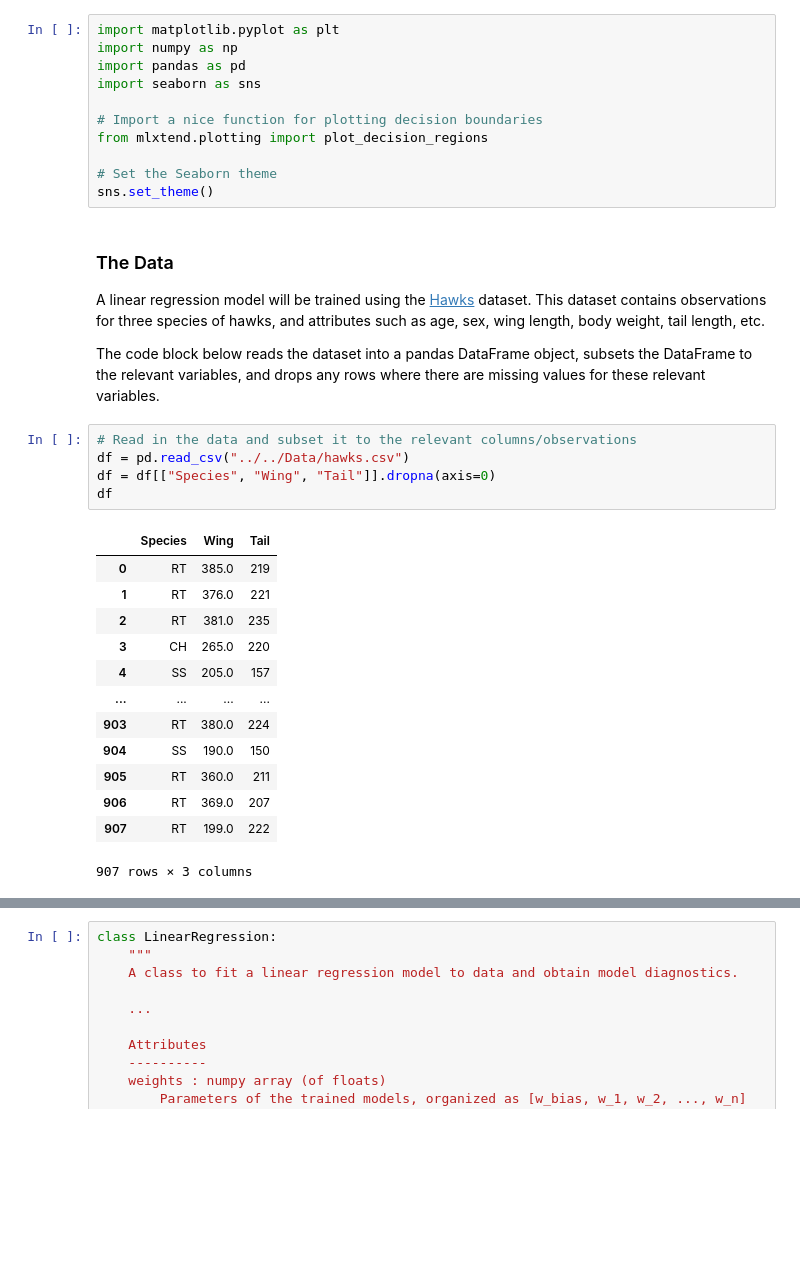
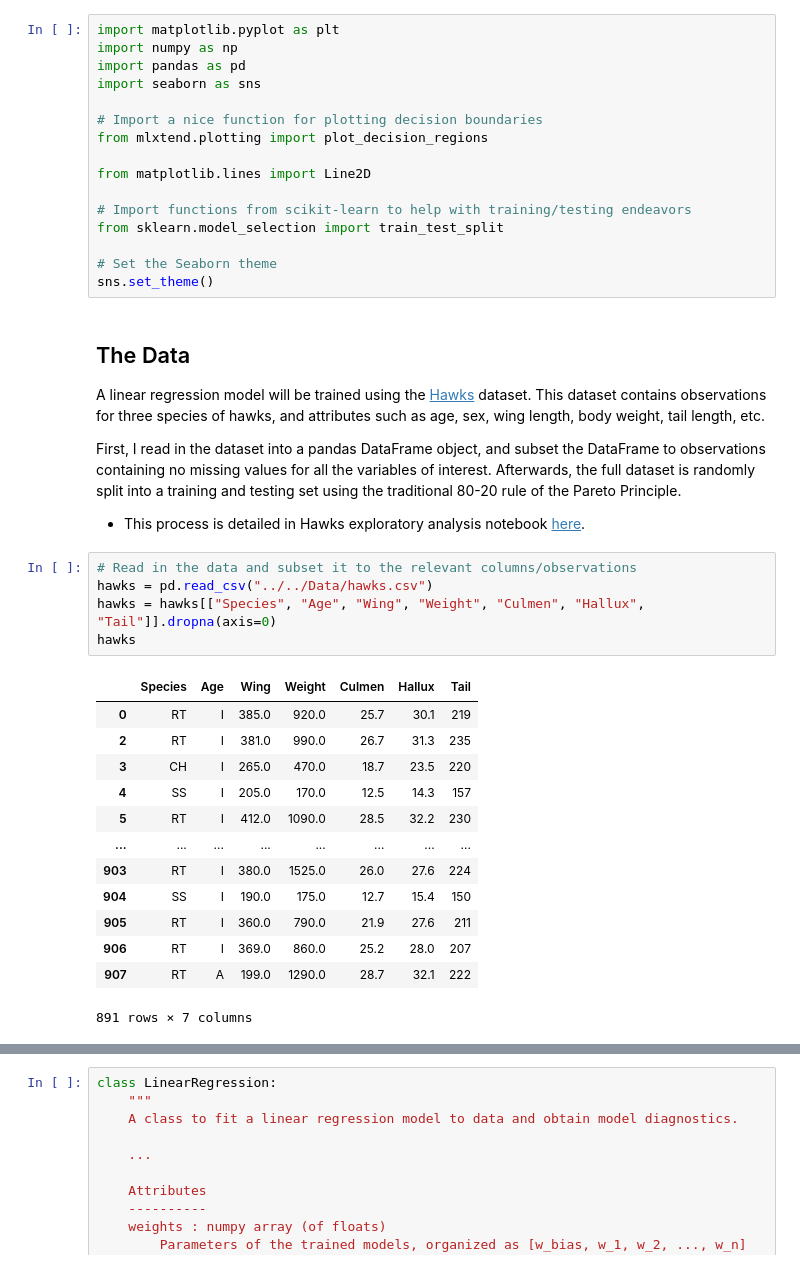
Before and after one commit to kary5678/INDE-577, a Jupyter notebook: supervised-learning/linear_regression/linear_regression.ipynb, the cells around one changed output, grey strips where cells are left out. Cells and saved outputs as stored; diff of their text form; blank space fills up the shorter version.

Commit message:
Update linear regression notebook with beginnings of train/test

```diff
--- a/supervised-learning/linear_regression/linear_regression.ipynb
+++ b/supervised-learning/linear_regression/linear_regression.ipynb
@@ -15,30 +15,36 @@ import seaborn as sns
 # Import a nice function for plotting decision boundaries
 from mlxtend.plotting import plot_decision_regions
 
+from matplotlib.lines import Line2D
+
+# Import functions from scikit-learn to help with training/testing endeavors
+from sklearn.model_selection import train_test_split
+
 # Set the Seaborn theme
 sns.set_theme()
 # %% [markdown]
-### The Data
+## The Data
 
-A linear regression model will be trained using the [Hawks](https://r-data.pmagunia.com/dataset/r-dataset-package-stat2data-hawks) dataset. This dataset contains observations for three species of hawks, and attributes such as age, sex, wing length, body weight, tail length, etc.
+A linear regression model will be trained using the [Hawks](https://github.com/kary5678/INDE-577/blob/main/Data/hawks.csv) dataset. This dataset contains observations for three species of hawks, and attributes such as age, sex, wing length, body weight, tail length, etc.
 
-The code block below reads the dataset into a pandas DataFrame object, subsets the DataFrame to the relevant variables, and drops any rows where there are missing values for these relevant variables.
+First, I read in the dataset into a pandas DataFrame object, and subset the DataFrame to observations containing no missing values for all the variables of interest. Afterwards, the full dataset is randomly split into a training and testing set using the traditional 80-20 rule of the Pareto Principle.
+* This process is detailed in Hawks exploratory analysis notebook [here](https://github.com/kary5678/INDE-577/blob/main/Data/hawks_analysis.ipynb).
 # %%
 # Read in the data and subset it to the relevant columns/observations
-df = pd.read_csv("../../Data/hawks.csv")
-df = df[["Species", "Wing", "Tail"]].dropna(axis=0)
-df
+hawks = pd.read_csv("../../Data/hawks.csv")
+hawks = hawks[["Species", "Age", "Wing", "Weight", "Culmen", "Hallux", "Tail"]].dropna(axis=0)
+hawks
 # %% [output]
-|  | Species | Wing | Tail |
-| 0 | RT | 385.0 | 219 |
-| 1 | RT | 376.0 | 221 |
-| 2 | RT | 381.0 | 235 |
-| 3 | CH | 265.0 | 220 |
-| 4 | SS | 205.0 | 157 |
-| ... | ... | ... | ... |
-| 903 | RT | 380.0 | 224 |
-| 904 | SS | 190.0 | 150 |
-| 905 | RT | 360.0 | 211 |
-| 906 | RT | 369.0 | 207 |
-| 907 | RT | 199.0 | 222 |
+|  | Species | Age | Wing | Weight | Culmen | Hallux | Tail |
+| 0 | RT | I | 385.0 | 920.0 | 25.7 | 30.1 | 219 |
+| 2 | RT | I | 381.0 | 990.0 | 26.7 | 31.3 | 235 |
+| 3 | CH | I | 265.0 | 470.0 | 18.7 | 23.5 | 220 |
+| 4 | SS | I | 205.0 | 170.0 | 12.5 | 14.3 | 157 |
+| 5 | RT | I | 412.0 | 1090.0 | 28.5 | 32.2 | 230 |
+| ... | ... | ... | ... | ... | ... | ... | ... |
+| 903 | RT | I | 380.0 | 1525.0 | 26.0 | 27.6 | 224 |
+| 904 | SS | I | 190.0 | 175.0 | 12.7 | 15.4 | 150 |
+| 905 | RT | I | 360.0 | 790.0 | 21.9 | 27.6 | 211 |
+| 906 | RT | I | 369.0 | 860.0 | 25.2 | 28.0 | 207 |
+| 907 | RT | A | 199.0 | 1290.0 | 28.7 | 32.1 | 222 |
-907 rows × 3 columns
+891 rows × 7 columns
```
Also changed, not shown: parts of 17 cells of this notebook.
